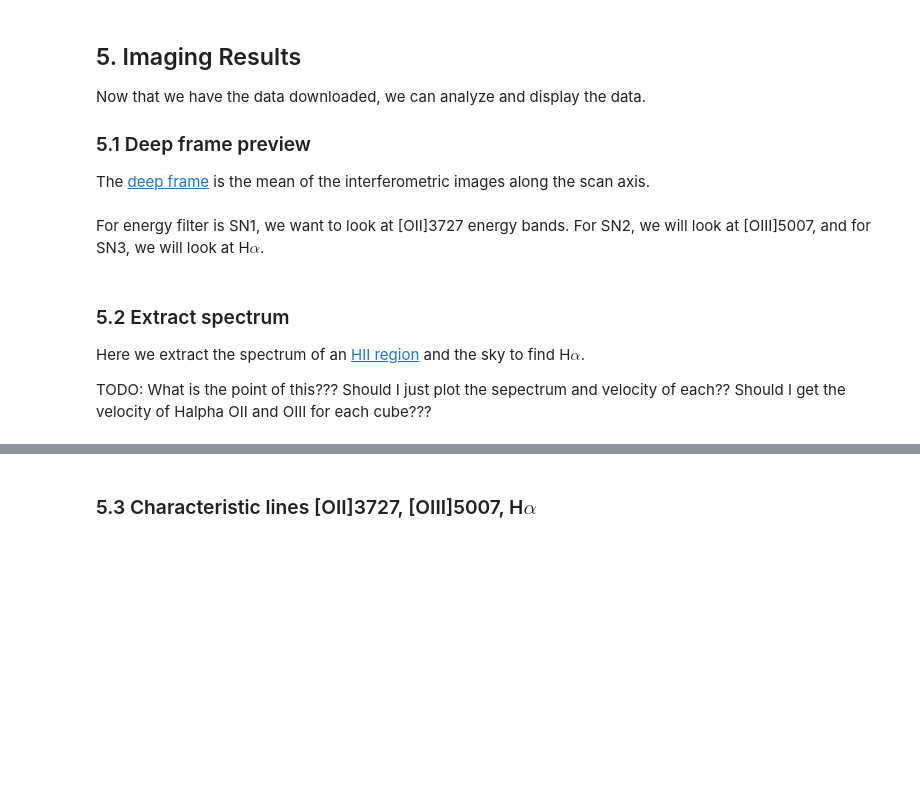
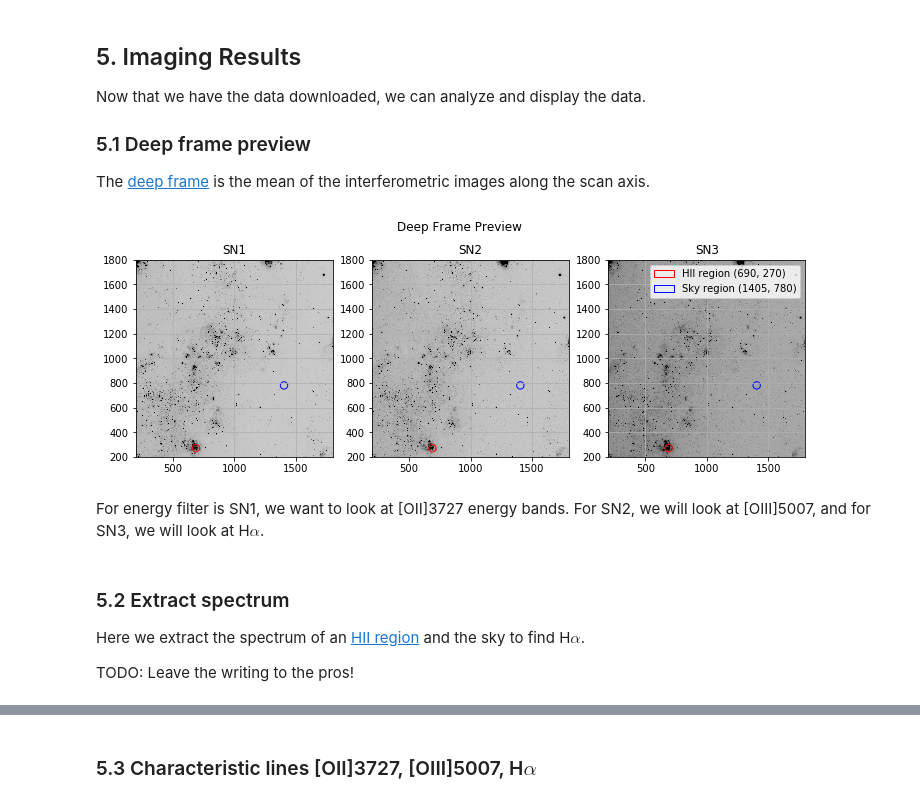
Before and after one commit to ellieb/astroquery_tutorial, a Jupyter notebook: astroquery_example_sitelle.ipynb, the cells around one changed output, grey strips where cells are left out. Saved outputs shown, nothing was run; the diff lists cells and outputs as text; code cells hidden in the pictures; blank space fills up the shorter version.

```diff
--- a/astroquery_example_sitelle.ipynb
+++ b/astroquery_example_sitelle.ipynb
@@ -147,15 +148,23 @@ xsky, ysky = (1405, 780)
 aperture = 3  # Aperture for the spectrum integration (circle)
 data_list = []
 
+# Build a list of data dicts to hold info and metadata
 for cube, line, band in zip(cubes, lines, bands):
     axis, spectrum = cube.extract_spectrum(xrhii, yrhii, aperture, silent=True)
     axis2, sky = cube.extract_spectrum(xsky, ysky, aperture, silent=True)
     spectrum = spectrum - sky
     line_idx = np.where(spectrum == max(spectrum))[0][0]
 
-    data_list.append({'cube': cube, 'line': line, 'band': band,
-                      'line_idx': line_idx, 'spectrum': spectrum,
-                      'sky': sky, 'axis': axis, 'wavenumber': axis[line_idx]})
+    data_list.append({
+        'cube': cube,
+        'line': line,
+        'band': band,
+        'line_idx': line_idx,
+        'spectrum': spectrum,
+        'sky': sky,
+        'axis': axis,
+        'wavenumber': axis[line_idx]
+    })
 # %% [output]
 INFO| Data shape : (2048, 2064, 171)
 INFO| Cube is in WAVENUMBER (cm-1)
@@ -171,36 +182,45 @@ Now that we have the data downloaded, we can analyze and display the data.
 ### 5.1 Deep frame preview
 The [deep frame](http://celeste.phy.ulaval.ca/orcs-doc/examples/deep_wcs.html?highlight=deep%20frame) is the mean of the interferometric images along the scan axis.
 # %%
-#TODO: Coloured image?
-#TODO: Show selection of xrii, yrii, etc?
-
+%matplotlib inline
 fig, axes = plt.subplots(nrows=1, ncols=3, figsize=(12, 4), frameon=False)
 
-hii_circle = lambda : plt.Circle((xrhii, yrhii), aperture*10, ec='red',
-                                 fill=False, label='HII region ({}, {})'.format(xrhii, yrhii))
-sky_circle = lambda : plt.Circle((xsky, ysky), aperture*10, ec='blue',
-                                 fill=False, label='Sky region ({}, {})'.format(xsky, ysky))
+# Define the HII and sky circle artists
+hii_circle = lambda: plt.Circle((xrhii, yrhii),
+                                aperture * 10,
+                                ec='red',
+                                fill=False,
+                                label='HII region ({}, {})'.format(
+                                    xrhii, yrhii))
+
+sky_circle = lambda: plt.Circle((xsky, ysky),
+                                aperture * 10,
+                                ec='blue',
+                                fill=False,
+                                label='Sky region ({}, {})'.format(xsky, ysky))
+
 
 for ax, data in zip(axes, data_list):
     deep_frame = data['cube'].get_deep_frame()
-    band = data['band']
 
     ax.imshow(deep_frame.T,
-               origin='bottom-left',
-               vmin=np.nanpercentile(deep_frame, 0.05),
-               vmax=np.nanpercentile(deep_frame, 99.5),
-               cmap='gray_r')
+              origin='bottom-left',
+              vmin=np.nanpercentile(deep_frame, 0.05),
+              vmax=np.nanpercentile(deep_frame, 99.5),
+              cmap='gray_r')
 
     ax.add_artist(hii_circle())
     ax.add_artist(sky_circle())
 
-    ax.set_title(band)
+    ax.set_title(data['band'])
     ax.set_xlim((200, 1800))
     ax.set_ylim((200, 1800))
     ax.grid()
 
 plt.legend(handles=[hii_circle(), sky_circle()])
 fig.suptitle('Deep Frame Preview');
+# %% [output]
+[figure, added]
 # %% [markdown]
 For energy filter is SN1, we want to look at [OII]3727 energy bands. For SN2, we will look at [OIII]5007, and for SN3, we will look at H$\alpha$.
 # %% [markdown]
@@ -208,7 +228,7 @@ For energy filter is SN1, we want to look at [OII]3727 energy bands. For SN2, we
 
 Here we extract the spectrum of an [HII region](https://en.wikipedia.org/wiki/H_II_region) and the sky to find H$\alpha$.
 
-TODO: What is the point of this??? Should I just plot the sepectrum and velocity of each?? Should I get the velocity of Halpha OII and OIII for each cube???
+TODO: Leave the writing to the pros!
 # %%
 fig, axes = plt.subplots(nrows=1, ncols=3, figsize=(12, 4), frameon=False)
 
```
Also changed, not shown: parts of 14 cells of this notebook.
